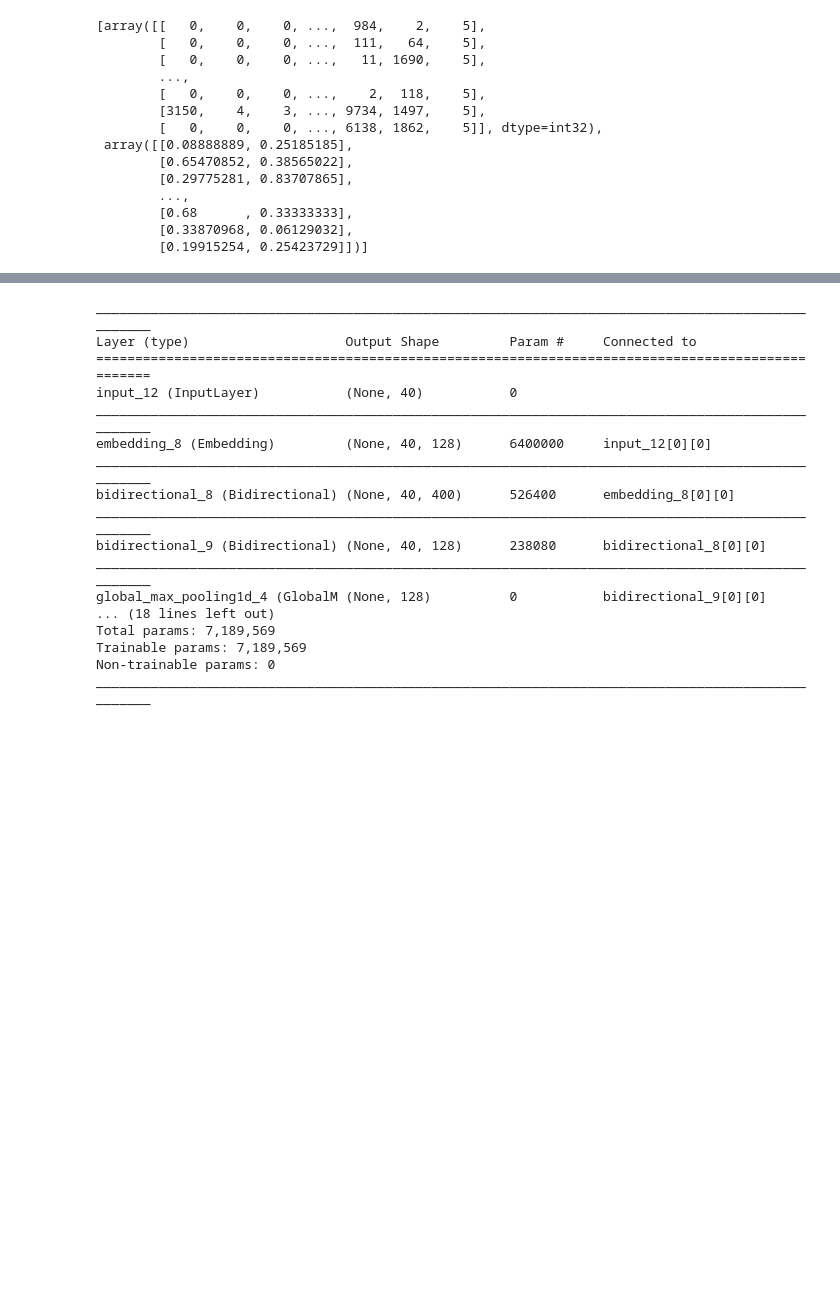
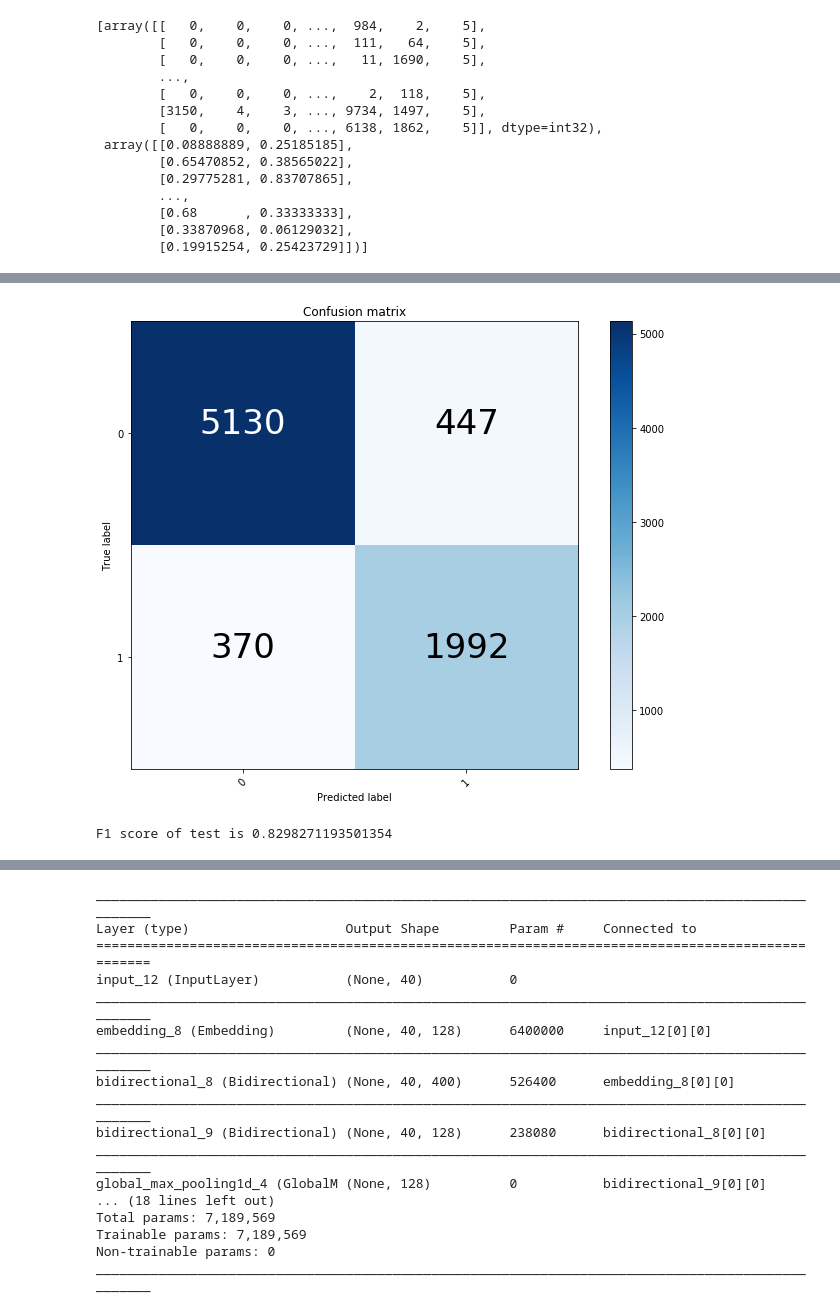
Before and after one commit to radpet/stuff, a Jupyter notebook: datathon/ontotext/BI_LSTM_POS.ipynb, the cells around one changed output, grey strips where cells are left out. Cells and saved outputs as stored; diff of their text form; code cells hidden in the pictures; blank space fills up the shorter version.

```diff
--- a/datathon/ontotext/BI_LSTM_POS.ipynb
+++ b/datathon/ontotext/BI_LSTM_POS.ipynb
@@ -111,0 +183,3 @@ from keras.callbacks import EarlyStopping
+# %%
+early_stoping = EarlyStopping(patience=2)
+model.fit(create_features(train.append(dev)), train[RESULT].append(dev[RESULT]),validation_data=(create_features(test), test[RESULT]), batch_size=64, epochs=10, callbacks=[early_stoping])
@@ -111,0 +197,5 @@ from keras.callbacks import EarlyStopping
+# %%
+score_model_on(model, test)
+# %% [output]
+[figure, added]
+F1 score of test is 0.8298271193501354
```
Also changed, not shown: parts of 9 cells of this notebook, 1 other file.
